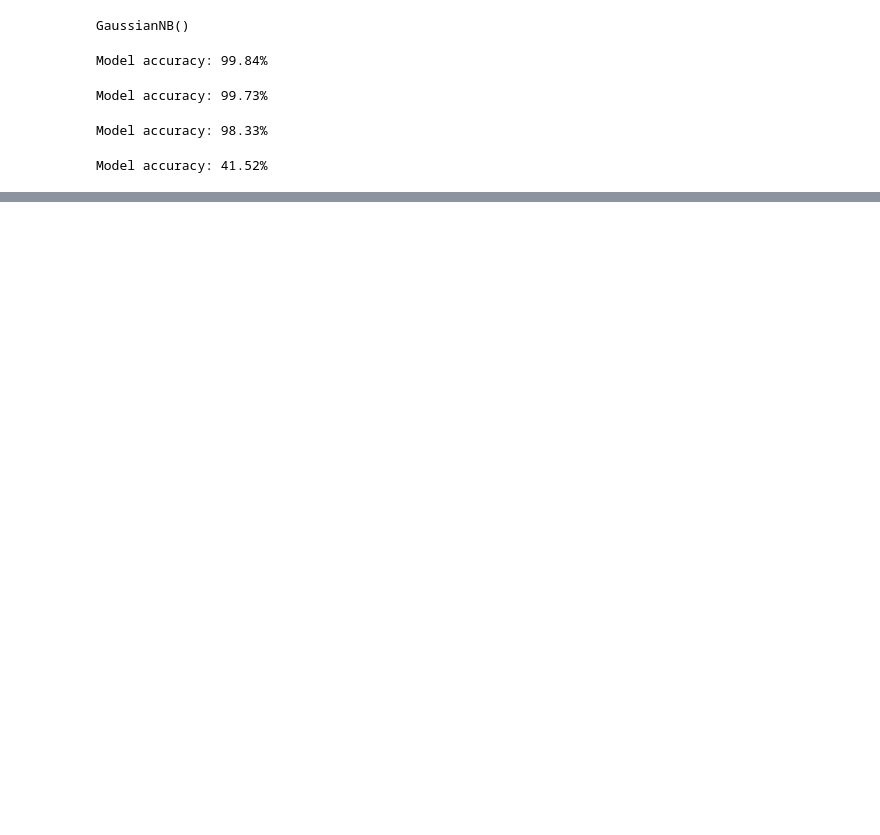
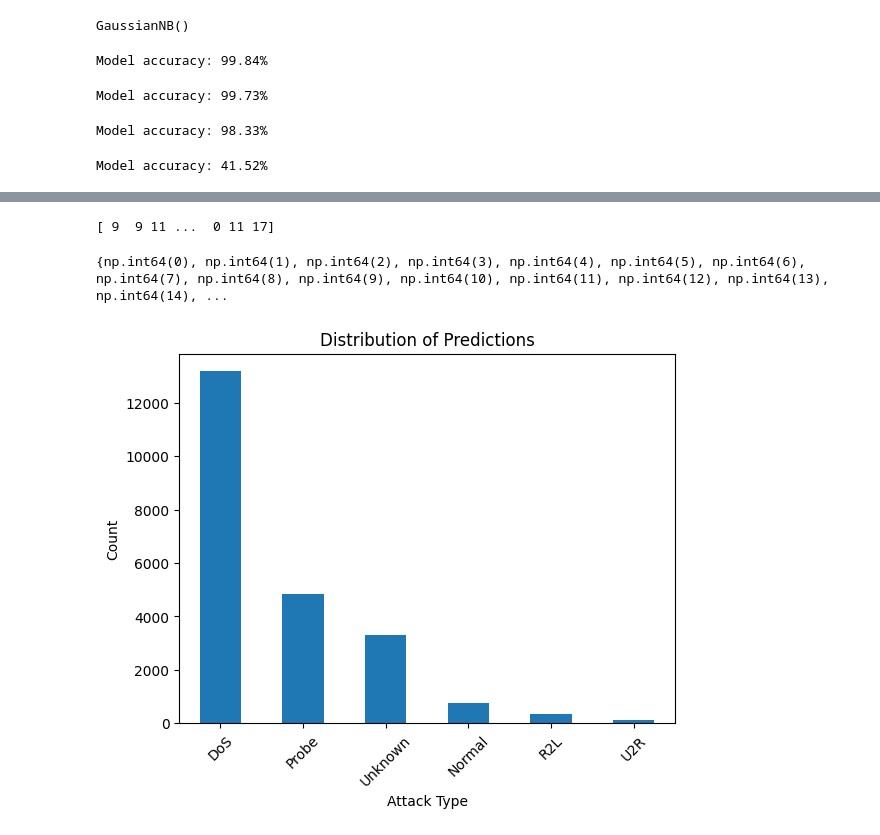
Before and after one commit to VSI12/IDS-Project, a Jupyter notebook: model.ipynb, the cells around one changed output, grey strips where cells are left out. Drawn from its saved outputs; the diff is of its cells as text; code cells hidden in the pictures; blank space fills up the shorter version.

```diff
--- a/model.ipynb
+++ b/model.ipynb
@@ -132,3 +123,13 @@ print("Model saved as 'IDS-model_KNN.joblib'")
 # Step 5: Save the Model
 joblib.dump(modelGNB, "model/IDS-model_Gaussian.joblib")
 print("Model saved as 'IDS-model_Gaussian.joblib'")
+# %%
+new_data = pd.read_csv('dataset.csv', header=None, names=col_names)
+
+
+new_data = pd.get_dummies(new_data)
+new_data = new_data.reindex(columns = X_columns, fill_value=0)
+
+# Align the columns of new_data to match the trained model's features
+
+new_data.head(5)
@@ -134,0 +144,49 @@ print("Model saved as 'IDS-model_Gaussian.joblib'")
+# %%
+new_data = pd.get_dummies(new_data)
+
+
+new_data.head(5)
+new_data.columns = new_data.columns.astype(str)
+predictions = modelDTC.predict(new_data)
+predictions1 = modelKNN.predict(new_data)
+print(predictions)
+# %% [output]
+[ 9  9 11 ...  0 11 17]
+# %%
+import matplotlib.pyplot as plt
+
+label_mapping = {
+    0: "Normal",
+    1: "DoS",
+    2: "R2L",
+    3: "U2R",
+    4: "Probe",
+    5: "DoS",
+    6: "U2R",
+    7: "R2L",
+    8: "DoS",
+    9: "Probe",
+    10: "R2L",
+    11: "DoS"
+}
+
+print(set(predictions))
+# Assuming `predictions` is your array of predicted labels
+predicted_labels = [label_mapping.get(pred, "Unknown") for pred in predictions]
+# Create a DataFrame for better visualization
+results_df = pd.DataFrame({
+    'Predicted Label': predicted_labels
+})
+
+# Count the occurrences of each label
+label_counts = results_df['Predicted Label'].value_counts()
+
+# Plotting the distribution of predictions
+label_counts.plot(kind='bar', title='Distribution of Predictions')
+plt.xlabel('Attack Type')
+plt.ylabel('Count')
+plt.xticks(rotation=45)
+plt.show()
+# %% [output]
+{np.int64(0), np.int64(1), np.int64(2), np.int64(3), np.int64(4), np.int64(5), np.int64(6), np.int64(7), np.int64(8), np.int64(9), np.int64(10), np.int64(11), np.int64(12), np.int64(13), np.int64(14), ...
+[figure, added]
```
Also changed, not shown: parts of 3 cells of this notebook.
